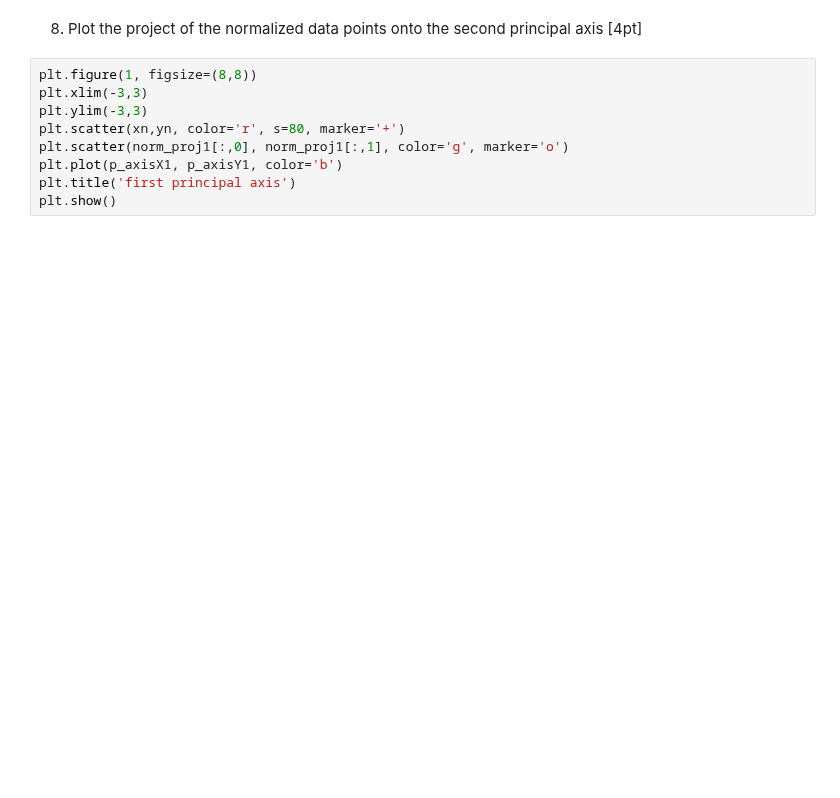
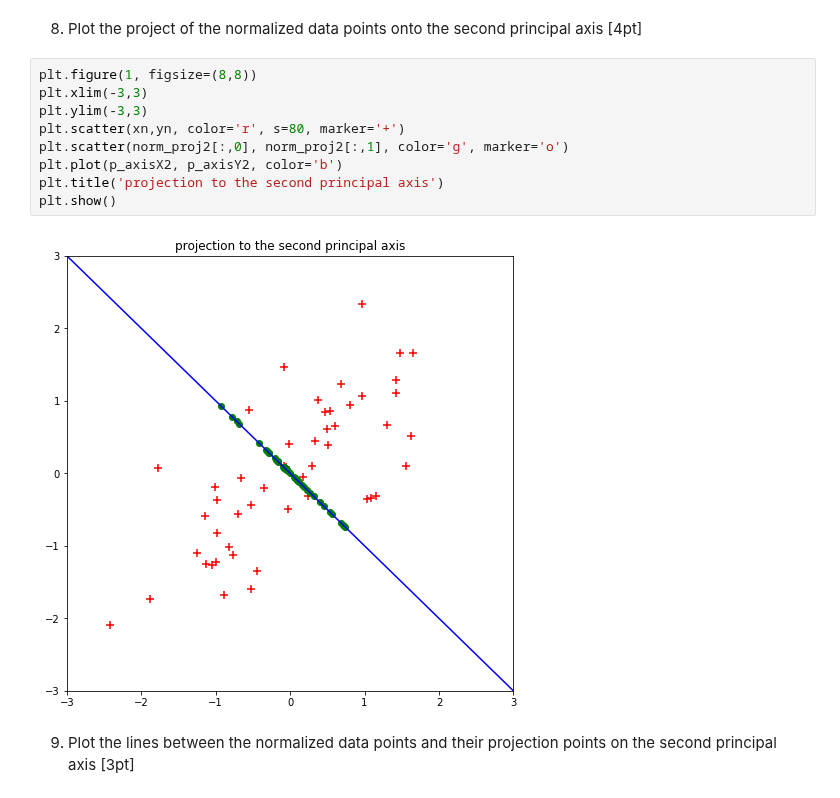
Before and after one commit to insu0929/mlproject, a Jupyter notebook: assign08_20140313.ipynb, the cells around one changed output. Saved outputs shown, nothing was run; the diff lists cells and outputs as text; blank space fills up the shorter version.

```diff
--- a/assign08_20140313.ipynb
+++ b/assign08_20140313.ipynb
@@ -156,9 +156,13 @@ plt.show()
 # %%
 plt.figure(1, figsize=(8,8))
 plt.xlim(-3,3)
 plt.ylim(-3,3)
 plt.scatter(xn,yn, color='r', s=80, marker='+')
-plt.scatter(norm_proj1[:,0], norm_proj1[:,1], color='g', marker='o')
-plt.plot(p_axisX1, p_axisY1, color='b')
-plt.title('first principal axis')
+plt.scatter(norm_proj2[:,0], norm_proj2[:,1], color='g', marker='o')
+plt.plot(p_axisX2, p_axisY2, color='b')
+plt.title('projection to the second principal axis')
 plt.show()
+# %% [output]
+[figure, added]
+# %% [markdown]
+9. Plot the lines between the normalized data points and their projection points on the second principal axis [3pt]
```
Also changed, not shown: parts of 2 cells of this notebook.
